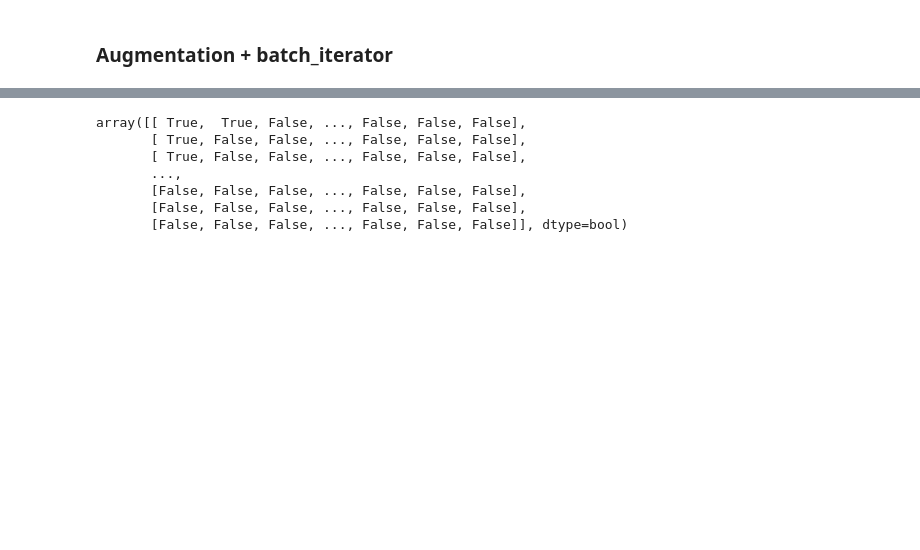
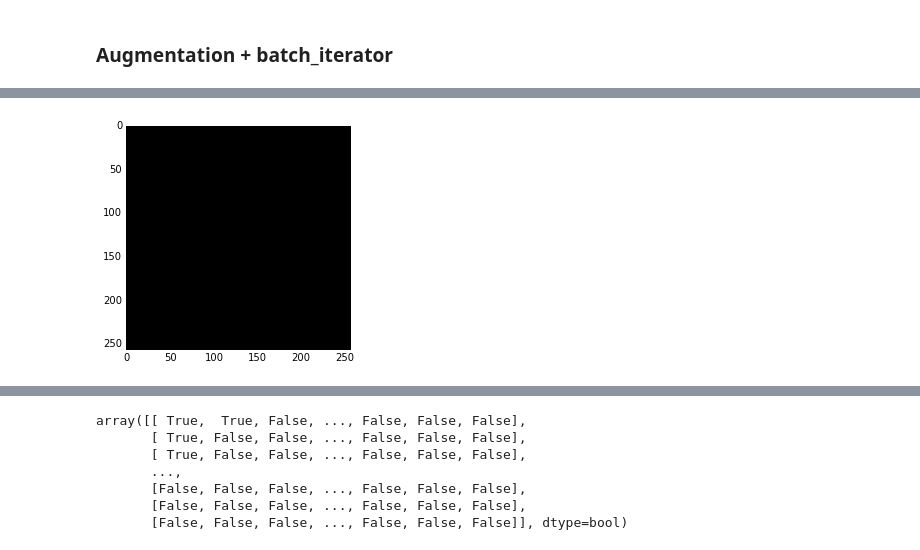
Before and after one commit to rykachevskiy/ds_bowl_2018, a Jupyter notebook: notebooks/Unet.ipynb, the cells around one changed output, grey strips where cells are left out. Saved outputs shown, nothing was run; the diff lists cells and outputs as text; code cells hidden in the pictures; blank space fills up the shorter version.

```diff
--- a/notebooks/Unet.ipynb
+++ b/notebooks/Unet.ipynb
@@ -252,3 +252,5 @@ epochs = 1
+# %%
+train_data = [x / x.max() for x in train_data]
 # %%
 for epoch in range(epochs):
     curr_loss = 0
@@ -322,0 +317,6 @@ train_data[0].max()
+# %%
+pred = predict(train_data[1][:,:,:1])
+plt.imshow(pred > 0.5, cmap = 'gray')
+plt.show()
+# %% [output]
+[figure, added]
```
Also changed, not shown: parts of 20 cells of this notebook.
